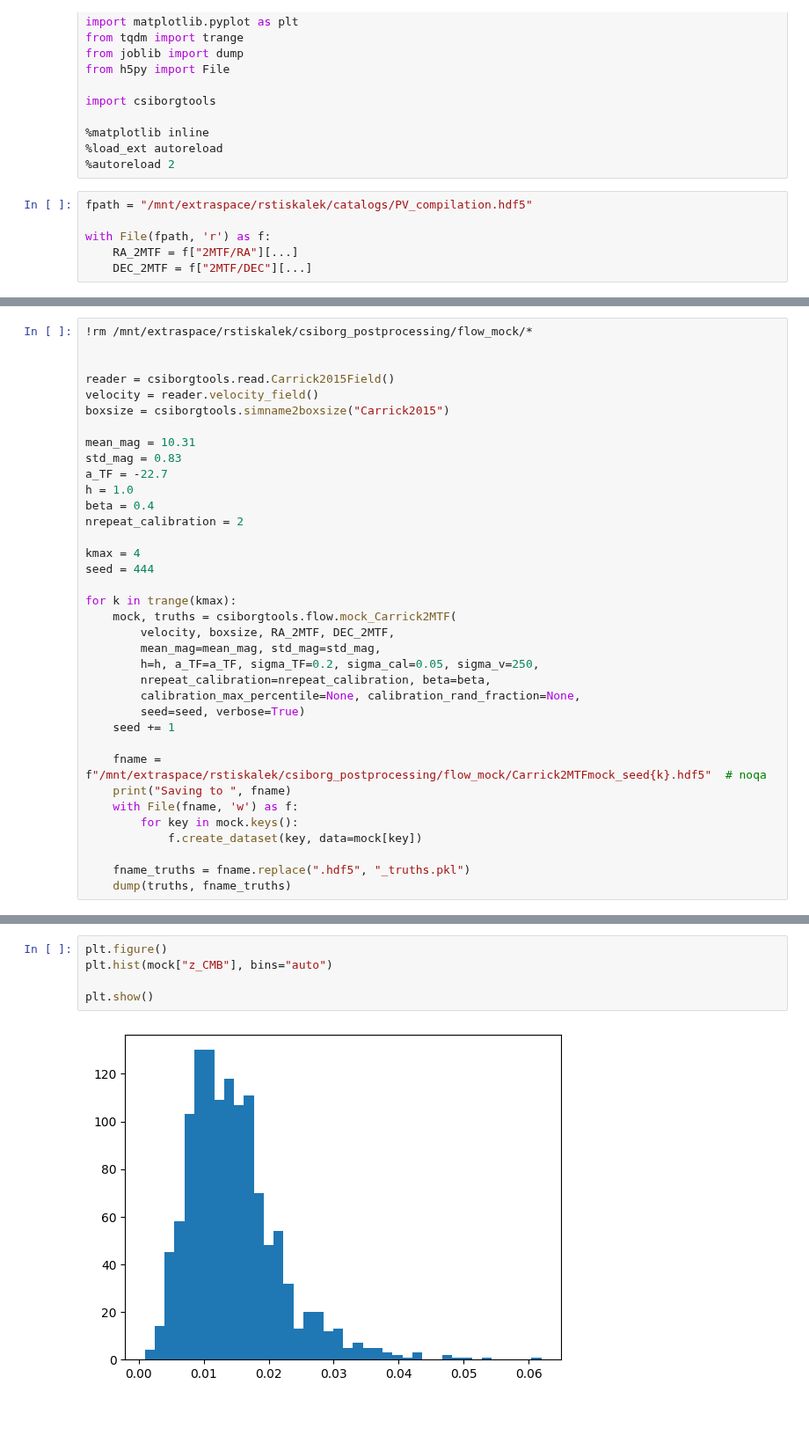
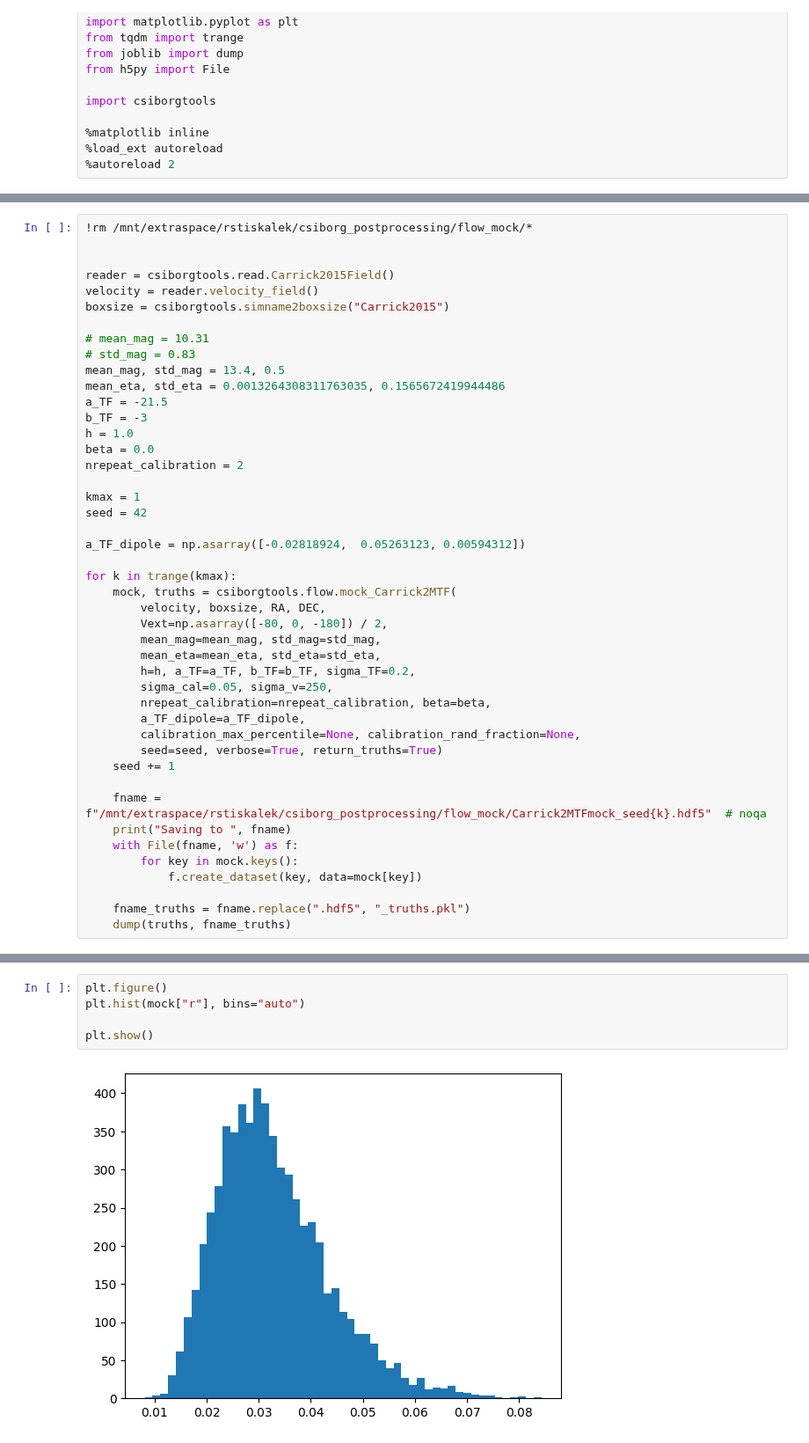
Before and after one commit to Richard-Sti/csiborgtools, a Jupyter notebook: notebooks/flow/mock_carrick.ipynb, the cells around one changed output, grey strips where cells are left out. Shown at 88% size. Drawn from its saved outputs; the diff is of its cells as text; blank space fills up the shorter version.

```diff
--- a/notebooks/flow/mock_carrick.ipynb
+++ b/notebooks/flow/mock_carrick.ipynb
@@ -24,9 +24,3 @@ import csiborgtools
 %matplotlib inline
 %load_ext autoreload
 %autoreload 2
-# %%
-fpath = "/mnt/extraspace/rstiskalek/catalogs/PV_compilation.hdf5"
-
-with File(fpath, 'r') as f:
-    RA_2MTF = f["2MTF/RA"][...]
-    DEC_2MTF = f["2MTF/DEC"][...]
@@ -38,24 +54,33 @@ reader = csiborgtools.read.Carrick2015Field()
 velocity = reader.velocity_field()
 boxsize = csiborgtools.simname2boxsize("Carrick2015")
 
-mean_mag = 10.31
-std_mag = 0.83
-a_TF = -22.7
+# mean_mag = 10.31
+# std_mag = 0.83
+mean_mag, std_mag = 13.4, 0.5
+mean_eta, std_eta = 0.0013264308311763035, 0.1565672419944486
+a_TF = -21.5
+b_TF = -3
 h = 1.0
-beta = 0.4
+beta = 0.0
 nrepeat_calibration = 2
 
-kmax = 4
-seed = 444
+kmax = 1
+seed = 42
+
+a_TF_dipole = np.asarray([-0.02818924,  0.05263123, 0.00594312])
 
 for k in trange(kmax):
     mock, truths = csiborgtools.flow.mock_Carrick2MTF(
-        velocity, boxsize, RA_2MTF, DEC_2MTF,
+        velocity, boxsize, RA, DEC,
+        Vext=np.asarray([-80, 0, -180]) / 2,
         mean_mag=mean_mag, std_mag=std_mag,
-        h=h, a_TF=a_TF, sigma_TF=0.2, sigma_cal=0.05, sigma_v=250,
+        mean_eta=mean_eta, std_eta=std_eta,
+        h=h, a_TF=a_TF, b_TF=b_TF, sigma_TF=0.2,
+        sigma_cal=0.05, sigma_v=250,
         nrepeat_calibration=nrepeat_calibration, beta=beta,
+        a_TF_dipole=a_TF_dipole,
         calibration_max_percentile=None, calibration_rand_fraction=None,
-        seed=seed, verbose=True)
+        seed=seed, verbose=True, return_truths=True)
     seed += 1
 
     fname = f"/mnt/extraspace/rstiskalek/csiborg_postprocessing/flow_mock/Carrick2MTFmock_seed{k}.hdf5"  # noqa
@@ -78,7 +124,7 @@ Saving to  /mnt/extraspace/rstiskalek/csiborg_postprocessing/flow_mock/Carrick2M
 # %%
 plt.figure()
-plt.hist(mock["z_CMB"], bins="auto")
+plt.hist(mock["r"], bins="auto")
 
 plt.show()
 # %% [output]
-[figure, old version]
+[figure, new version]
```
Also changed, not shown: parts of 5 cells of this notebook.
